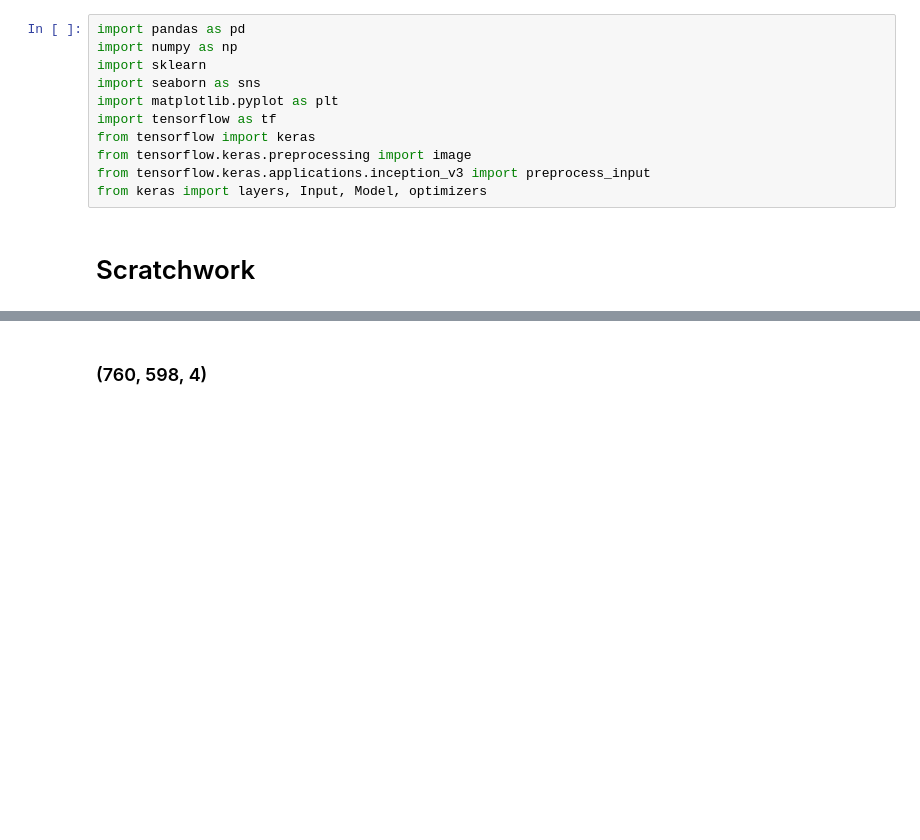
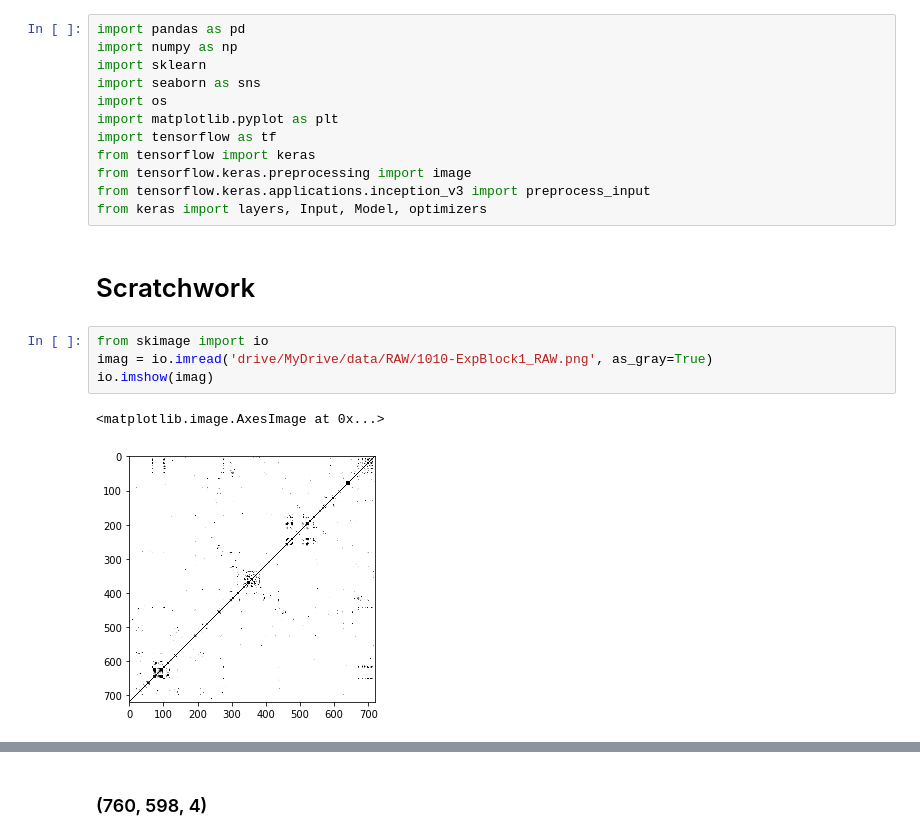
Before and after one commit to julialromero/Collaborative-Problem-Solving, a Jupyter notebook: learning_pipeline.ipynb, the cells around one changed output, grey strips where cells are left out. Drawn from its saved outputs; the diff is of its cells as text; blank space fills up the shorter version.

```diff
--- a/learning_pipeline.ipynb
+++ b/learning_pipeline.ipynb
@@ -10,6 +10,7 @@ import pandas as pd
 import numpy as np
 import sklearn
 import seaborn as sns
+import os
 import matplotlib.pyplot as plt
 import tensorflow as tf
 from tensorflow import keras
@@ -18,3 +19,10 @@ from tensorflow.keras.applications.inception_v3 import preprocess_input
 from keras import layers, Input, Model, optimizers
 # %% [markdown]
 # Scratchwork
+# %%
+from skimage import io
+imag = io.imread('drive/MyDrive/data/RAW/1010-ExpBlock1_RAW.png', as_gray=True)
+io.imshow(imag)
+# %% [output]
+<matplotlib.image.AxesImage at 0x...>
+[figure, added]
```
Also changed, not shown: parts of 35 cells of this notebook.
